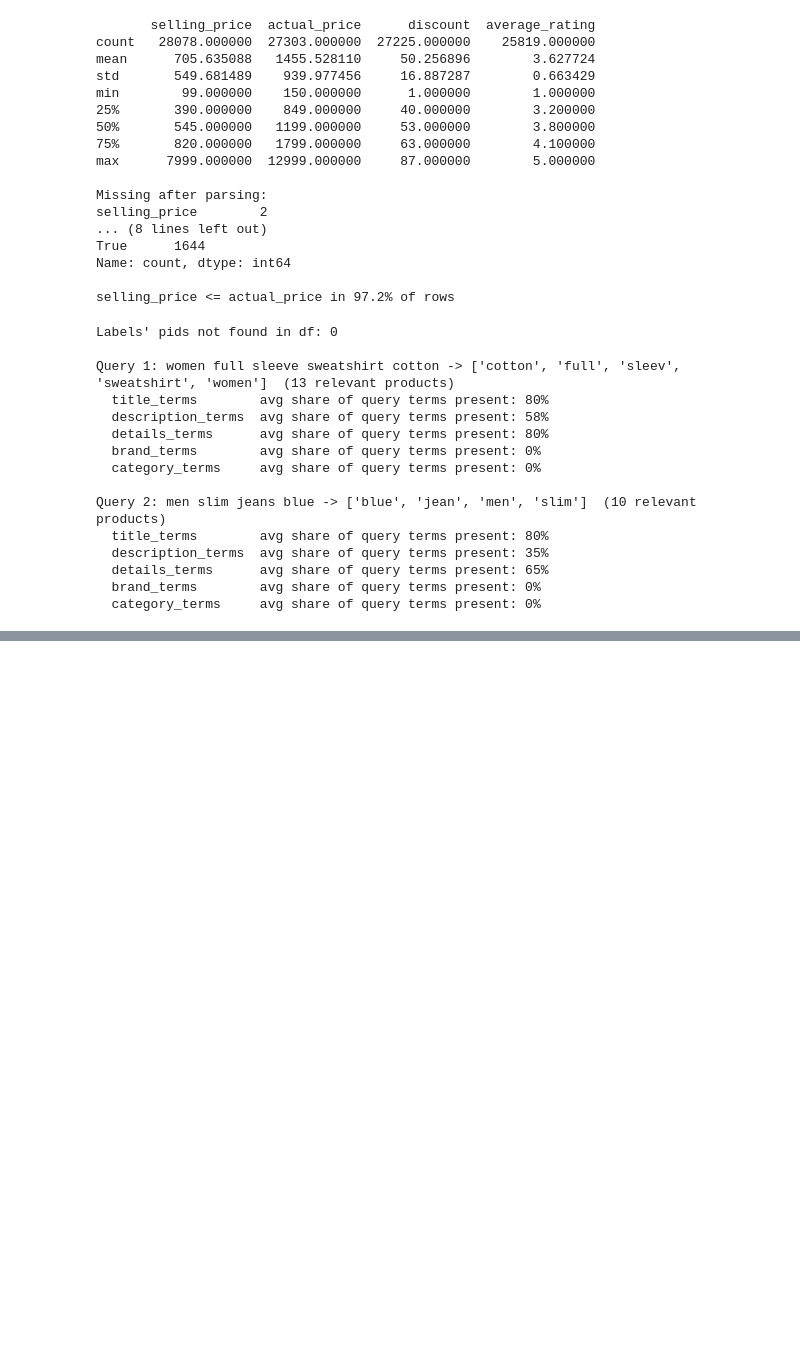
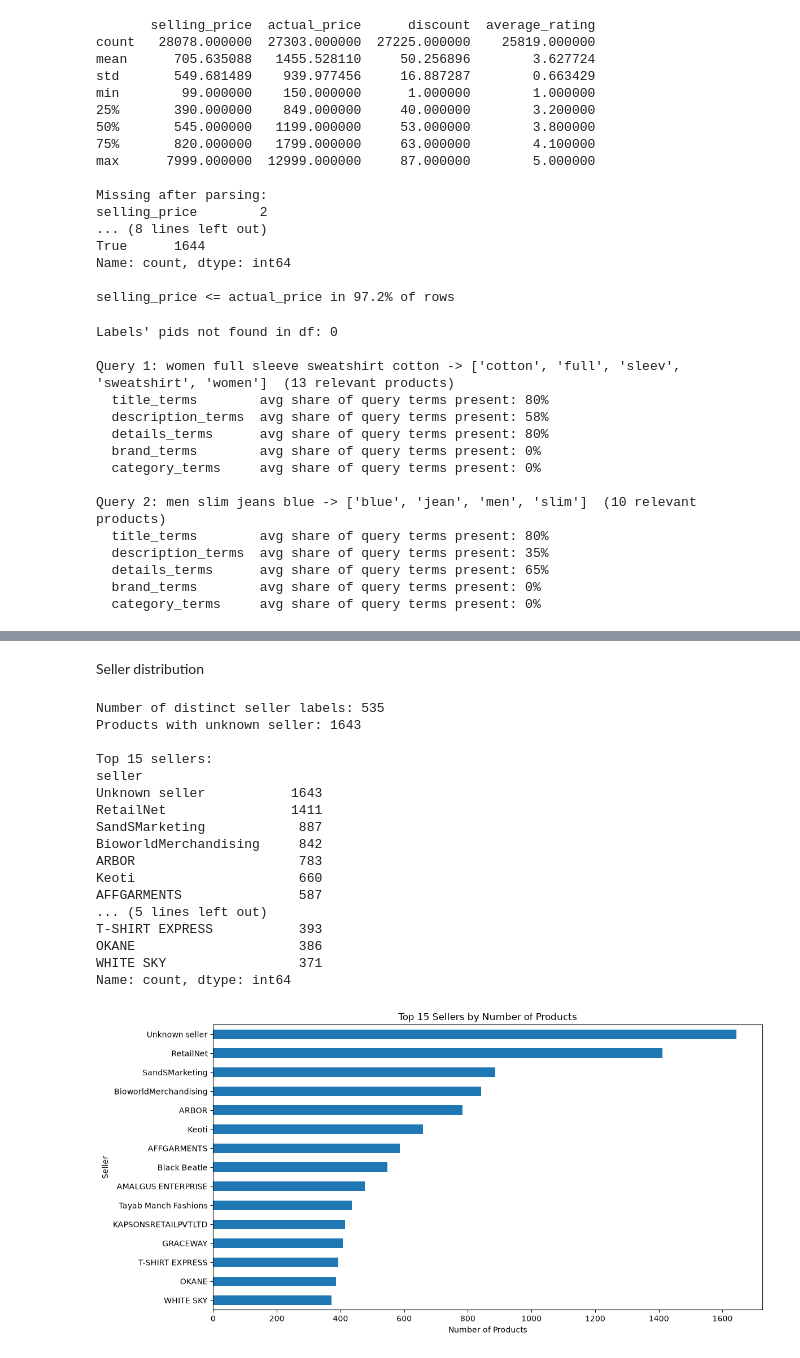
Before and after one commit to martinafrisach/IRWA-2026-Final-Project, a Jupyter notebook: project_progress/part_1/part1.ipynb, the cells around one changed output, grey strips where cells are left out. Cells and saved outputs as stored; diff of their text form; code cells hidden in the pictures; blank space fills up the shorter version.

```diff
--- a/project_progress/part_1/part1.ipynb
+++ b/project_progress/part_1/part1.ipynb
@@ -413,0 +420,43 @@ Some brand names also appear to be truncated or incomplete. These data quality i
+# %% [markdown]
+Seller distribution
+# %%
+seller_labels = df["seller"].fillna("").str.strip()
+seller_labels = seller_labels.replace("", "Unknown seller")
+
+seller_counts = seller_labels.value_counts()
+
+print("Number of distinct seller labels:", seller_counts.size)
+print("Products with unknown seller:",
+      (seller_labels == "Unknown seller").sum())
+
+print("\nTop 15 sellers:")
+print(seller_counts.head(15))
+
+plt.figure(figsize=(12, 6))
+
+seller_counts.head(15).sort_values().plot(kind="barh")
+
+plt.title("Top 15 Sellers by Number of Products")
+plt.xlabel("Number of Products")
+plt.ylabel("Seller")
+plt.tight_layout()
+plt.show()
+# %% [output]
+Number of distinct seller labels: 535
+Products with unknown seller: 1643
+
+Top 15 sellers:
+seller
+Unknown seller           1643
+RetailNet                1411
+SandSMarketing            887
+BioworldMerchandising     842
+ARBOR                     783
+Keoti                     660
+AFFGARMENTS               587
+... (5 lines left out)
+T-SHIRT EXPRESS           393
+OKANE                     386
+WHITE SKY                 371
+Name: count, dtype: int64
+[figure, added]
```
Also changed, not shown: parts of 59 cells of this notebook.
